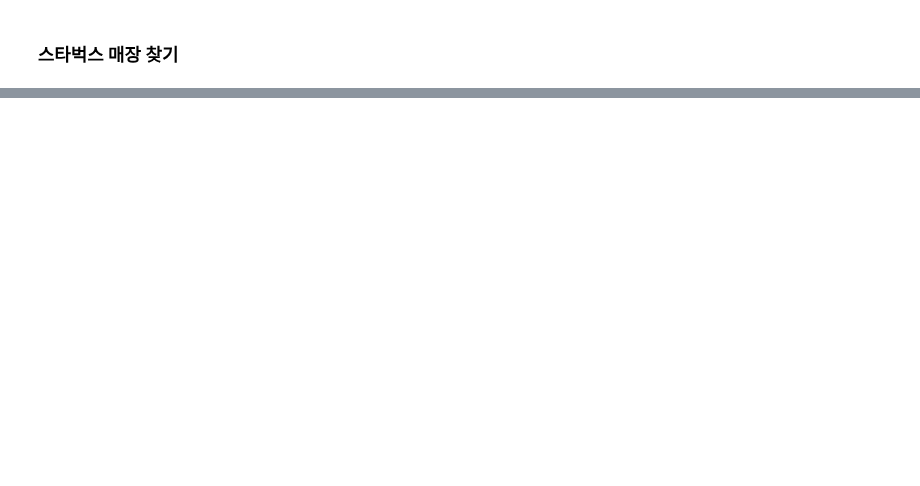
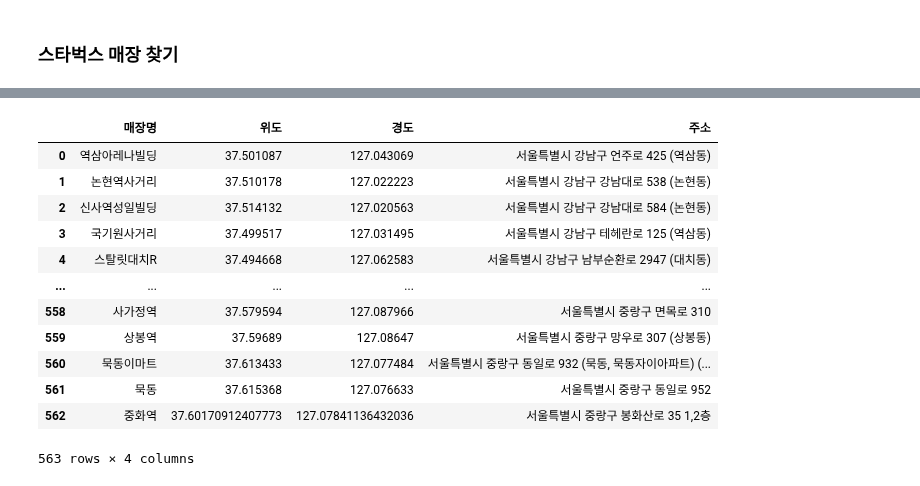
Before and after one commit to RlxDn/Bigdata, a Jupyter notebook: 50_웹크롤링/05_selenium.ipynb, the cells around one changed output, grey strips where cells are left out. Cells and saved outputs as stored; diff of their text form; code cells hidden in the pictures; blank space fills up the shorter version.

```diff
--- a/50_웹크롤링/05_selenium.ipynb
+++ b/50_웹크롤링/05_selenium.ipynb
@@ -95,6 +59,12 @@ driver = webdriver.Chrome(driver_path)
 driver.get("https://www.starbucks.co.kr/store/store_map.do?disp=locale")
 print(driver.title)
 
+WebDriverWait(driver, 10).until(
+  EC.presence_of_element_located(
+      (By.CSS_SELECTOR, ".set_sido_cd_btn")
+  )
+)
+
 seoul = '#container > div > form > fieldset > div > section > article.find_store_cont > article > article:nth-child(4) > div.loca_step1 > div.loca_step1_cont > ul > li:nth-child(1) > a'
 driver.find_element_by_css_selector(seoul).click()
 time.sleep(3)
@@ -102,7 +72,7 @@ all = '#mCSB_2_container > ul > li:nth-child(1) > a'
 driver.find_element_by_css_selector(all).click()
 time.sleep(3)
 
-print(driver.page_source)
+html = driver.page_source
 driver.close()
 # %% [output]
 Starbucks Coffee Korea
@@ -110,0 +82,14 @@ NoSuchElementException: Message: no such element: Unable to locate element: {"me
+# %%
+soup = BeautifulSoup(html)
+stores = soup.select('.quickResultLstCon')
+
+# data-name, data-lat, data-long, address
+store_list = []
+for store in stores:
+  name = store['data-name'].strip()
+  lat = store['data-lat']
+  long = store['data-long']
+  address = store.find('p').get_text().split('1522')[0]
+
+  store_list.append([name, lat, long, address])
+store_list
@@ -110,0 +114,18 @@ NoSuchElementException: Message: no such element: Unable to locate element: {"me
+# %%
+columns = ['매장명', '위도', '경도', '주소']
+df = pd.DataFrame(store_list, columns=columns)
+df
+# %% [output]
+|  | 매장명 | 위도 | 경도 | 주소 |
+| 0 | 역삼아레나빌딩 | 37.501087 | 127.043069 | 서울특별시 강남구 언주로 425 (역삼동) |
+| 1 | 논현역사거리 | 37.510178 | 127.022223 | 서울특별시 강남구 강남대로 538 (논현동) |
+| 2 | 신사역성일빌딩 | 37.514132 | 127.020563 | 서울특별시 강남구 강남대로 584 (논현동) |
+| 3 | 국기원사거리 | 37.499517 | 127.031495 | 서울특별시 강남구 테헤란로 125 (역삼동) |
+| 4 | 스탈릿대치R | 37.494668 | 127.062583 | 서울특별시 강남구 남부순환로 2947 (대치동) |
+| ... | ... | ... | ... | ... |
+| 558 | 사가정역 | 37.579594 | 127.087966 | 서울특별시 중랑구 면목로 310 |
+| 559 | 상봉역 | 37.59689 | 127.08647 | 서울특별시 중랑구 망우로 307 (상봉동) |
+| 560 | 묵동이마트 | 37.613433 | 127.077484 | 서울특별시 중랑구 동일로 932 (묵동, 묵동자이아파트) (... |
+| 561 | 묵동 | 37.615368 | 127.076633 | 서울특별시 중랑구 동일로 952 |
+| 562 | 중화역 | 37.60170912407773 | 127.07841136432036 | 서울특별시 중랑구 봉화산로 35 1,2층 |
+563 rows × 4 columns
```
Also changed, not shown: parts of 5 cells of this notebook, 2 other files.
